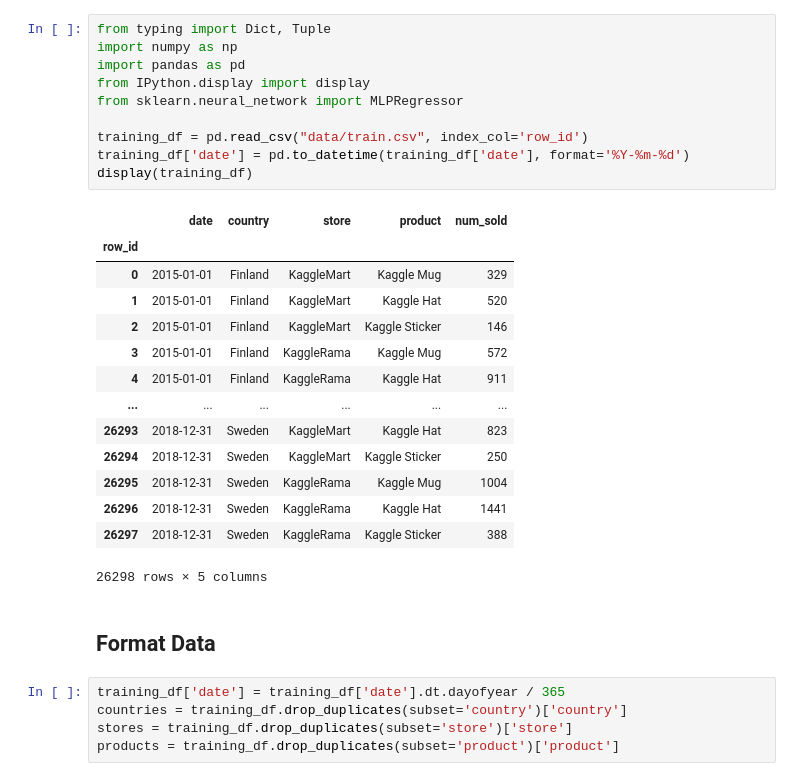
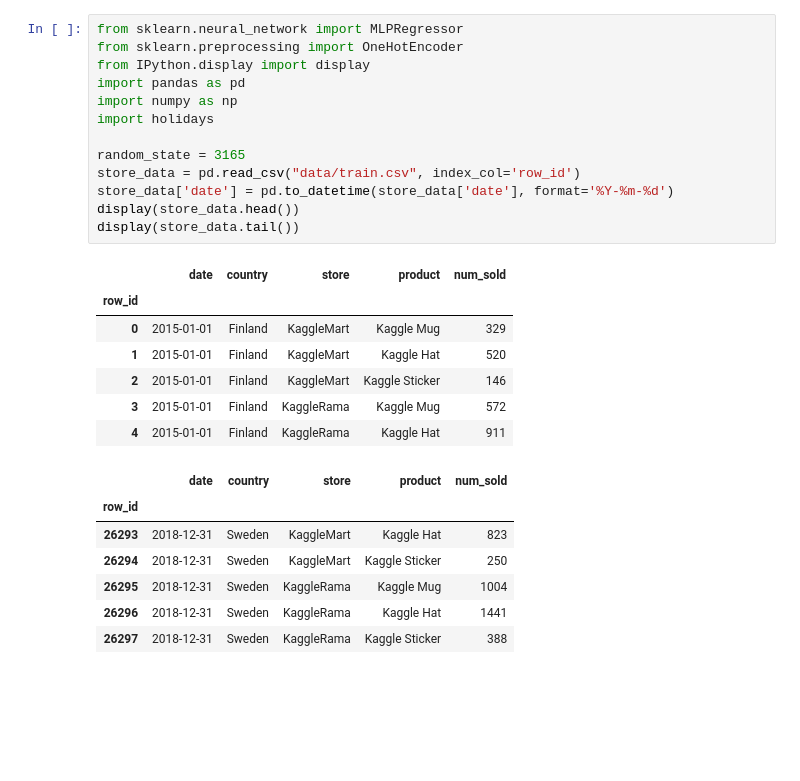
Before and after one commit to robinonsay/tabular-playground-series-jan-2022, a Jupyter notebook: mlp_regressor.ipynb, the cells around one changed output. Drawn from its saved outputs; the diff is of its cells as text; blank space fills up the shorter version.

```diff
--- a/mlp_regressor.ipynb
+++ b/mlp_regressor.ipynb
@@ -4,32 +4,28 @@
 # %%
-from typing import Dict, Tuple
+from sklearn.neural_network import MLPRegressor
+from sklearn.preprocessing import OneHotEncoder
+from IPython.display import display
+import pandas as pd
 import numpy as np
-import pandas as pd
-from IPython.display import display
-from sklearn.neural_network import MLPRegressor
+import holidays
 
-training_df = pd.read_csv("data/train.csv", index_col='row_id')
-training_df['date'] = pd.to_datetime(training_df['date'], format='%Y-%m-%d')
-display(training_df)
+random_state = 3165
+store_data = pd.read_csv("data/train.csv", index_col='row_id')
+store_data['date'] = pd.to_datetime(store_data['date'], format='%Y-%m-%d')
+display(store_data.head())
+display(store_data.tail())
 # %% [output]
 |  | date | country | store | product | num_sold |
 | row_id |  |  |  |  |  |
 | 0 | 2015-01-01 | Finland | KaggleMart | Kaggle Mug | 329 |
 | 1 | 2015-01-01 | Finland | KaggleMart | Kaggle Hat | 520 |
 | 2 | 2015-01-01 | Finland | KaggleMart | Kaggle Sticker | 146 |
 | 3 | 2015-01-01 | Finland | KaggleRama | Kaggle Mug | 572 |
 | 4 | 2015-01-01 | Finland | KaggleRama | Kaggle Hat | 911 |
-| ... | ... | ... | ... | ... | ... |
-| 26293 | 2018-12-31 | Sweden | KaggleMart | Kaggle Hat | 823 |
-| 26294 | 2018-12-31 | Sweden | KaggleMart | Kaggle Sticker | 250 |
-| 26295 | 2018-12-31 | Sweden | KaggleRama | Kaggle Mug | 1004 |
-| 26296 | 2018-12-31 | Sweden | KaggleRama | Kaggle Hat | 1441 |
-| 26297 | 2018-12-31 | Sweden | KaggleRama | Kaggle Sticker | 388 |
-26298 rows × 5 columns
+|  | date | country | store | product | num_sold |
+| row_id |  |  |  |  |  |
+| 26293 | 2018-12-31 | Sweden | KaggleMart | Kaggle Hat | 823 |
+| 26294 | 2018-12-31 | Sweden | KaggleMart | Kaggle Sticker | 250 |
+| 26295 | 2018-12-31 | Sweden | KaggleRama | Kaggle Mug | 1004 |
+| 26296 | 2018-12-31 | Sweden | KaggleRama | Kaggle Hat | 1441 |
+| 26297 | 2018-12-31 | Sweden | KaggleRama | Kaggle Sticker | 388 |
-# %% [markdown]
-## Format Data
-# %%
-training_df['date'] = training_df['date'].dt.dayofyear / 365
-countries = training_df.drop_duplicates(subset='country')['country']
-stores = training_df.drop_duplicates(subset='store')['store']
-products = training_df.drop_duplicates(subset='product')['product']
```
Also changed, not shown: parts of 26 cells of this notebook, 1 other file.
